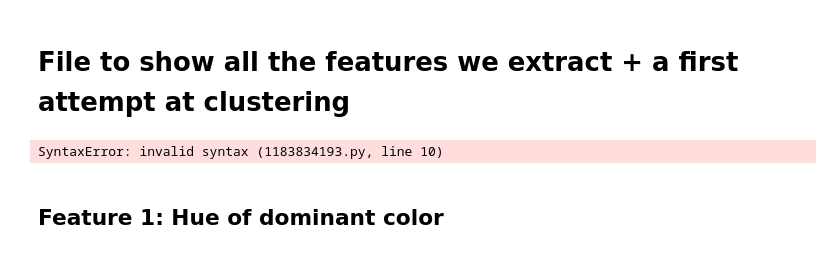
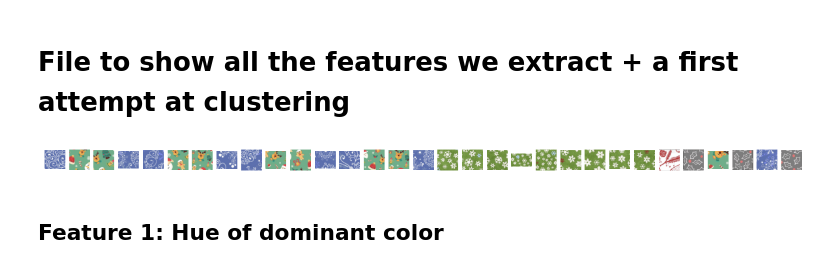
Before and after one commit to sirogosig/EE-451_code, a Jupyter notebook: project/feature_extraction_and_clustering.ipynb, the cells around one changed output. Saved outputs shown, nothing was run; the diff lists cells and outputs as text; code cells hidden in the pictures.

```diff
--- a/project/feature_extraction_and_clustering.ipynb
+++ b/project/feature_extraction_and_clustering.ipynb
@@ -11,20 +11,17 @@ import os
 # %%
 dirpath = './data_project/tempPieces/'
 imgpaths=list(filter(lambda path: (".png" in path), [dirpath+ path for path in os.listdir(dirpath)]))
 
 images =[Image.open(path).convert('RGB') for path in imgpaths]
 
 fig, axes = plt.subplots(1, len(imgpaths), figsize=(15, 12))
 
 for i, img in enumerate(images):
     axes[i].imshow(img)
     axes[i].axis("off")
 
 plt.show()
-
-
-feature_vector = np.zeros_like(images).reshape(len(images),1)
 # %% [output]
-SyntaxError: invalid syntax (1183834193.py, line 10)
+[figure, added]
 # %% [markdown]
 ## Feature 1: Hue of dominant color
```
Also changed, not shown: parts of 9 cells of this notebook.
